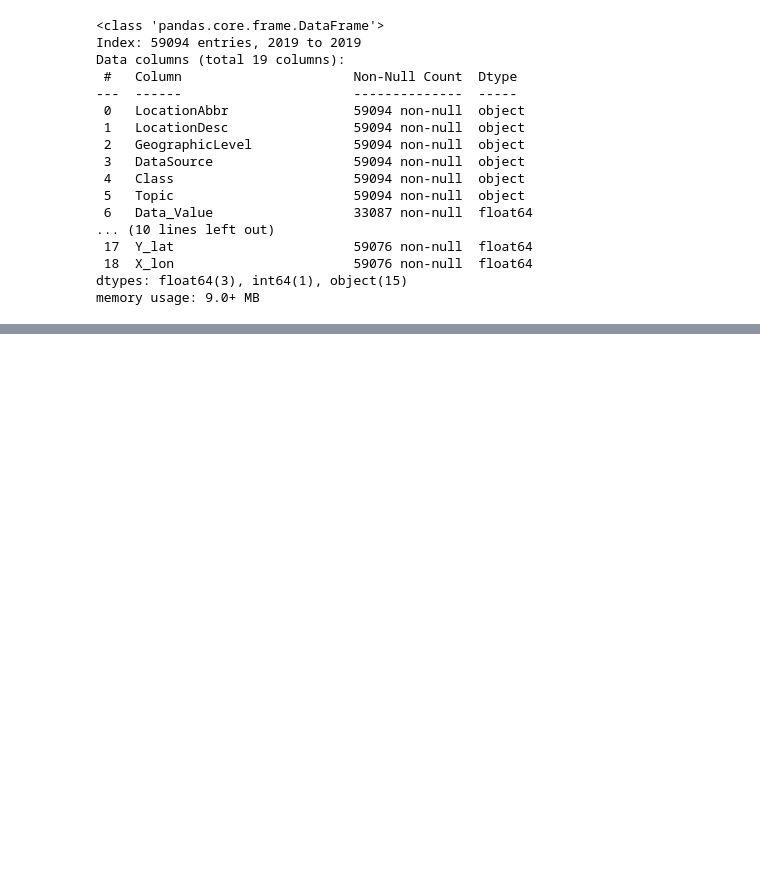
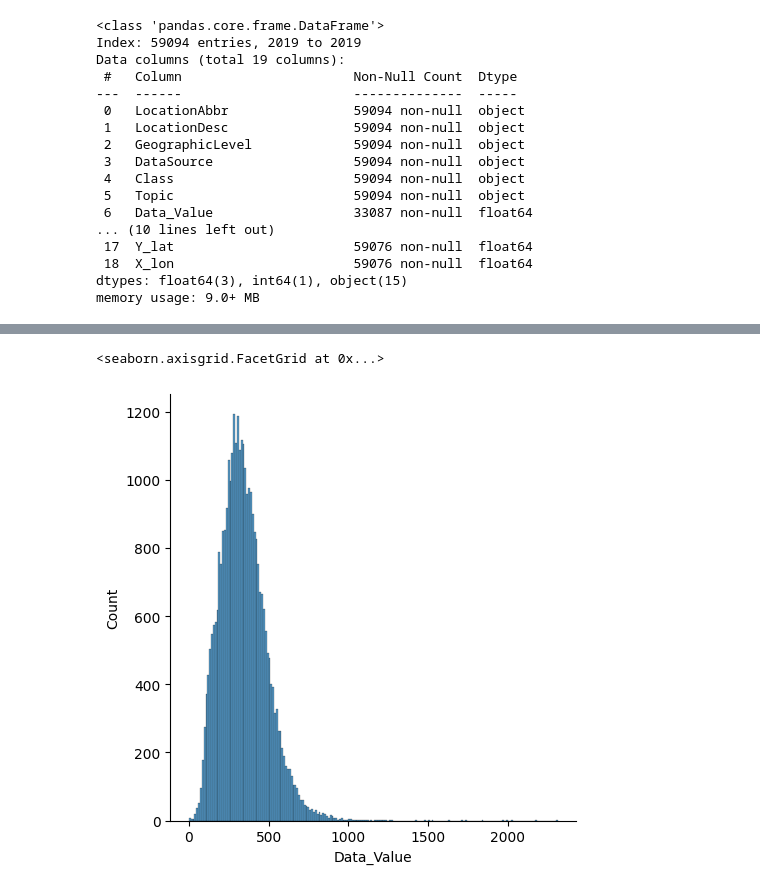
Before and after one commit to Antoine-Salwan/Antoine-Salwan, a Jupyter notebook: Untitled0.ipynb, the cells around one changed output, grey strips where cells are left out. Saved outputs shown, nothing was run; the diff lists cells and outputs as text; code cells hidden in the pictures; blank space fills up the shorter version.

```diff
--- a/Untitled0.ipynb
+++ b/Untitled0.ipynb
@@ -39,0 +103,5 @@ memory usage: 9.0+ MB
+# %%
+sns.displot(heart_df['Data_Value'])
+# %% [output]
+<seaborn.axisgrid.FacetGrid at 0x...>
+[figure, added]
```
Also changed, not shown: parts of 5 cells of this notebook.
